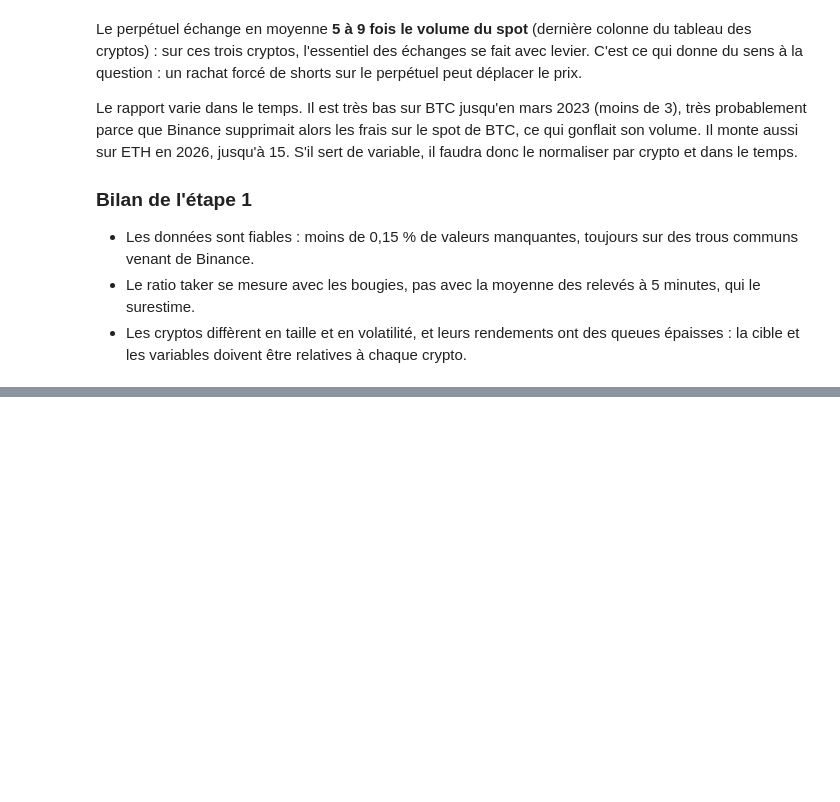
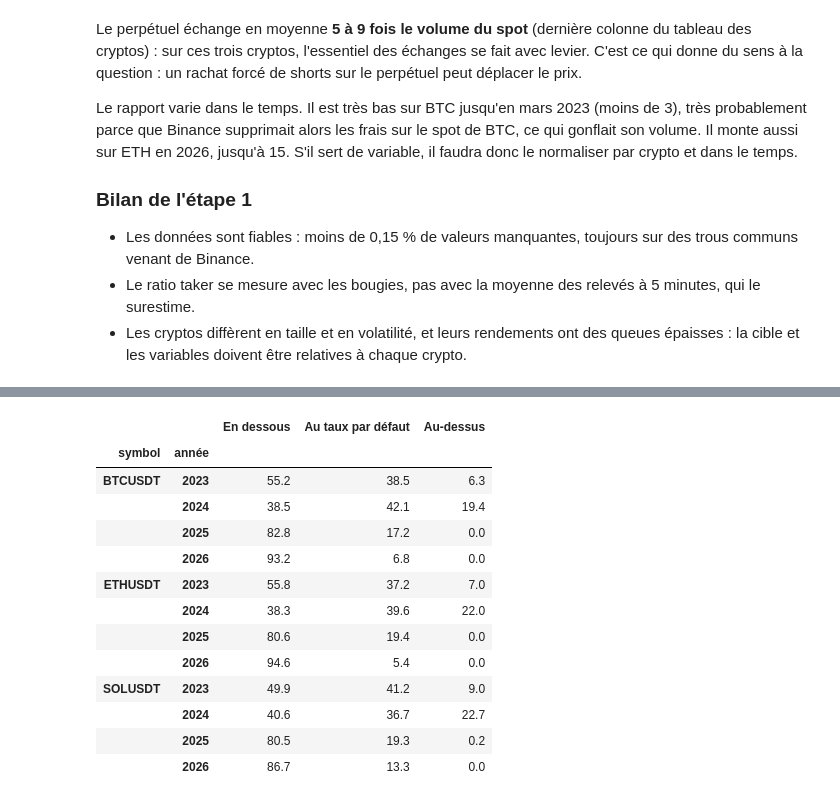
Before and after one commit to Ethanyounes/Ensae-Data-Science, a Jupyter notebook: rapport.ipynb, the cells around one changed output, grey strips where cells are left out. Cells and saved outputs as stored; diff of their text form; code cells hidden in the pictures; blank space fills up the shorter version.

```diff
--- a/rapport.ipynb
+++ b/rapport.ipynb
@@ -130,0 +174,17 @@ Le rapport varie dans le temps. Il est très bas sur BTC jusqu'en mars 2023 (moi
+# %%
+descriptif.position_du_funding(panel).round(1)
+# %% [output]
+|  |  | En dessous | Au taux par défaut | Au-dessus |
+| symbol | année |  |  |  |
+| BTCUSDT | 2023 | 55.2 | 38.5 | 6.3 |
+|  | 2024 | 38.5 | 42.1 | 19.4 |
+|  | 2025 | 82.8 | 17.2 | 0.0 |
+|  | 2026 | 93.2 | 6.8 | 0.0 |
+| ETHUSDT | 2023 | 55.8 | 37.2 | 7.0 |
+|  | 2024 | 38.3 | 39.6 | 22.0 |
+|  | 2025 | 80.6 | 19.4 | 0.0 |
+|  | 2026 | 94.6 | 5.4 | 0.0 |
+| SOLUSDT | 2023 | 49.9 | 41.2 | 9.0 |
+|  | 2024 | 40.6 | 36.7 | 22.7 |
+|  | 2025 | 80.5 | 19.3 | 0.2 |
+|  | 2026 | 86.7 | 13.3 | 0.0 |
```
Also changed, not shown: parts of 6 cells of this notebook, 1 other file.
